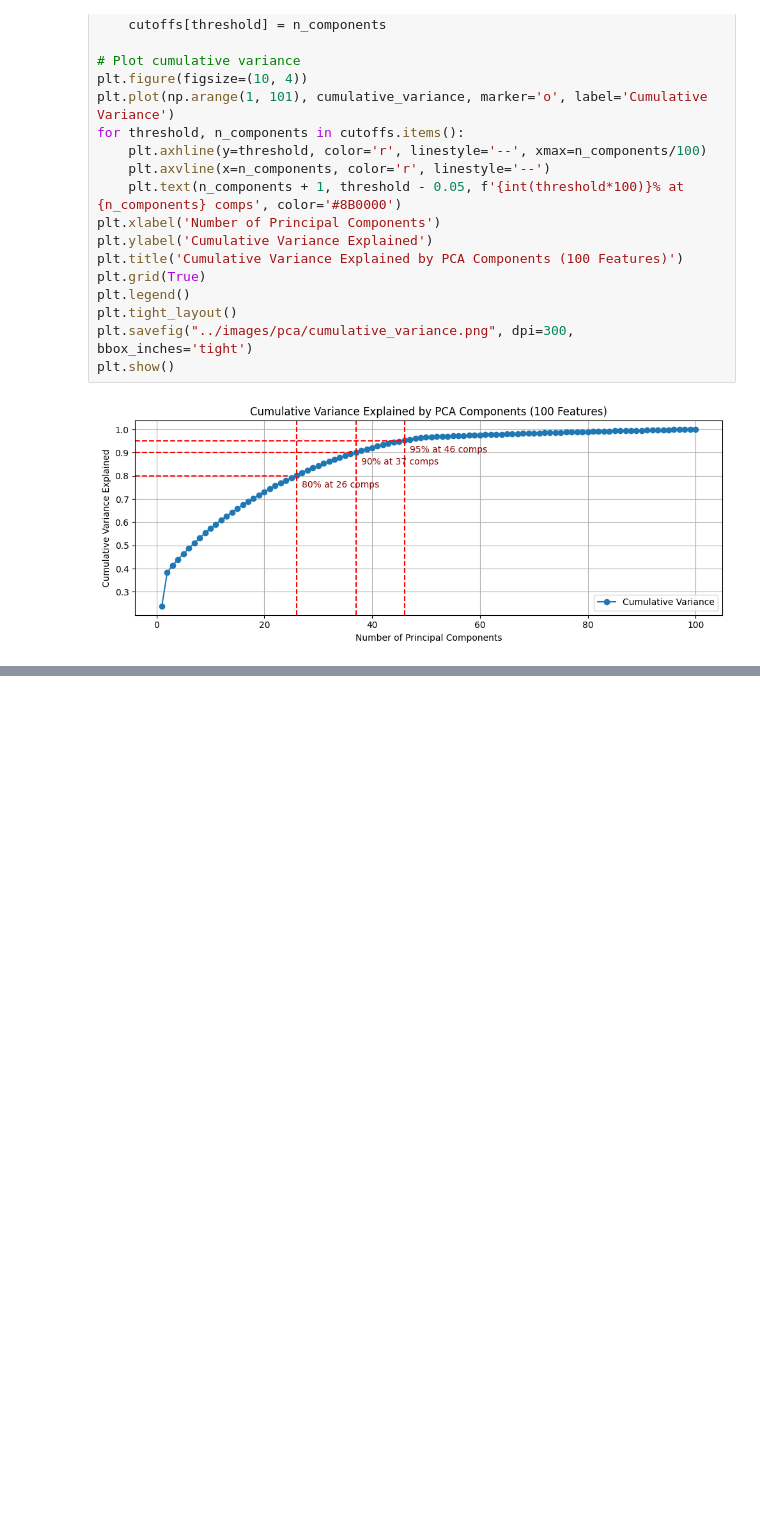
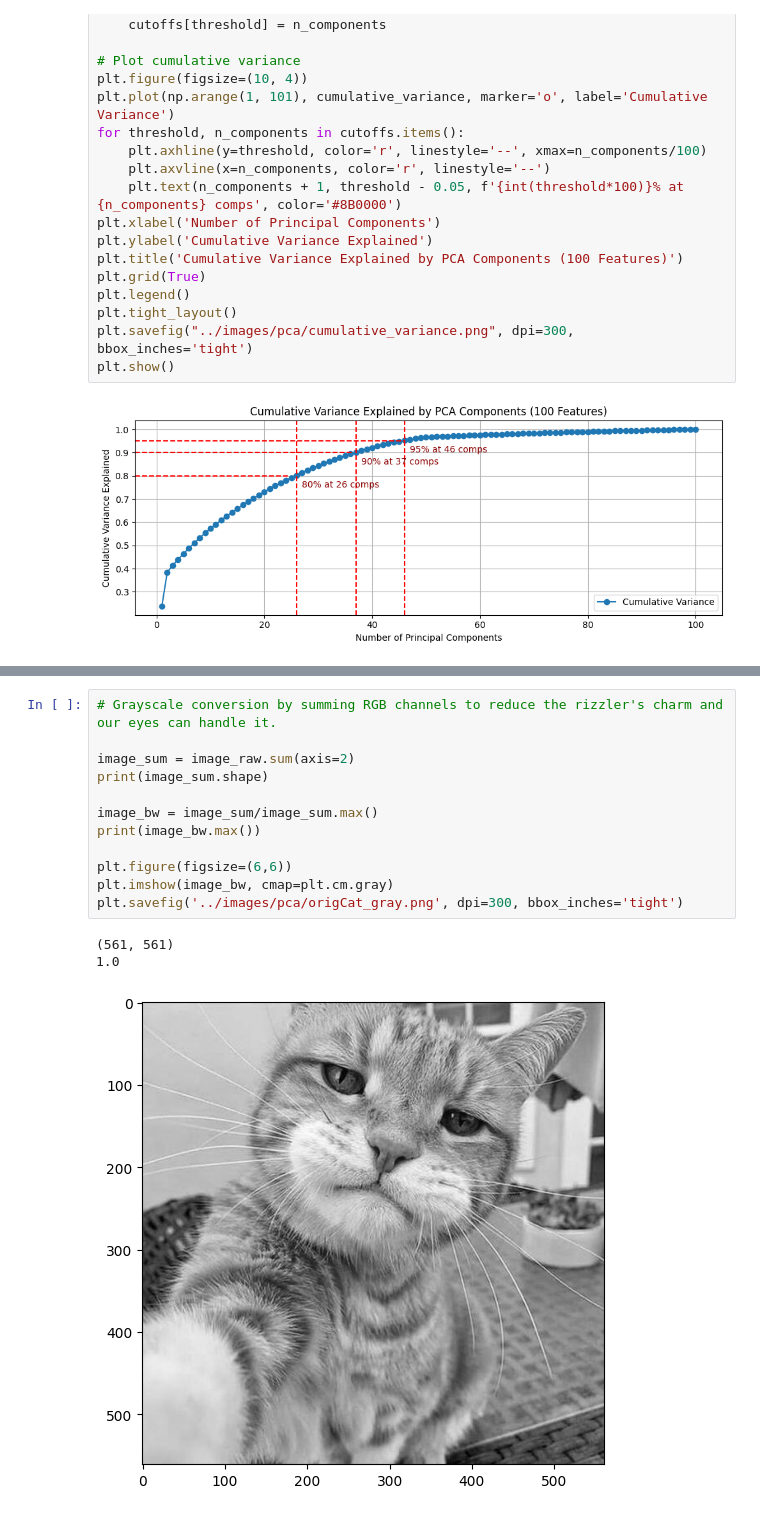
Before and after one commit to pesricha/MLDS-REVAMP, a Jupyter notebook: notebooks/pca.ipynb, the cells around one changed output, grey strips where cells are left out. Cells and saved outputs as stored; diff of their text form; blank space fills up the shorter version.

```diff
--- a/notebooks/pca.ipynb
+++ b/notebooks/pca.ipynb
@@ -146,0 +182,16 @@ This highlights the efficiency of PCA in reducing dimensionality. Even at 95% va
+# %%
+# Grayscale conversion by summing RGB channels to reduce the rizzler's charm and our eyes can handle it.
+
+image_sum = image_raw.sum(axis=2)
+print(image_sum.shape)
+
+image_bw = image_sum/image_sum.max()
+print(image_bw.max())
+
+plt.figure(figsize=(6,6))
+plt.imshow(image_bw, cmap=plt.cm.gray)
+plt.savefig('../images/pca/origCat_gray.png', dpi=300, bbox_inches='tight')
+# %% [output]
+(561, 561)
+1.0
+[figure, added]
```
Also changed, not shown: parts of 12 cells of this notebook, 5 other files.
